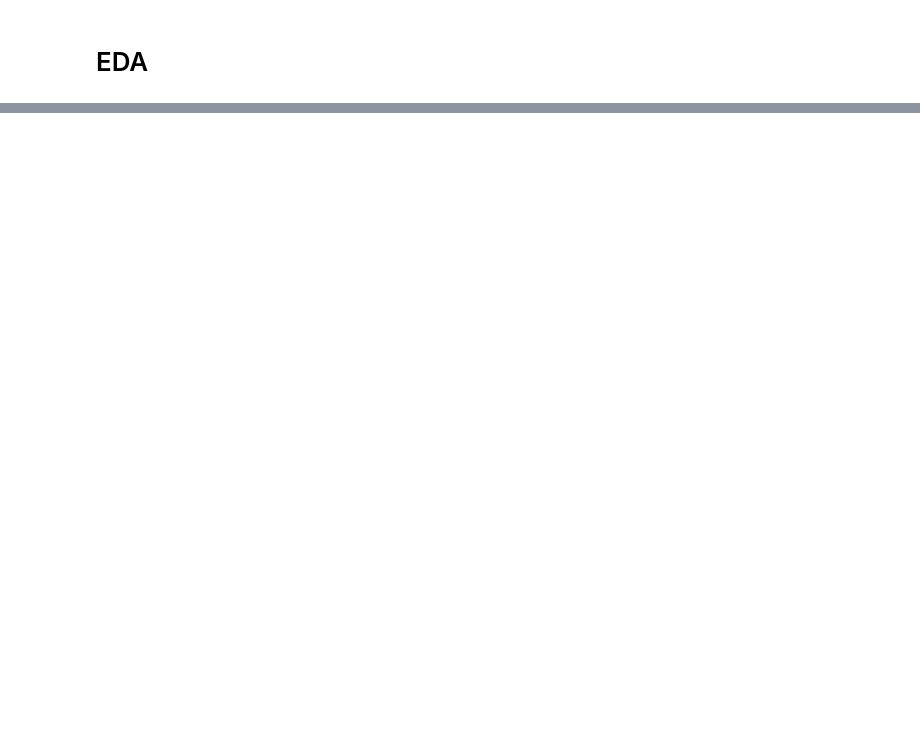
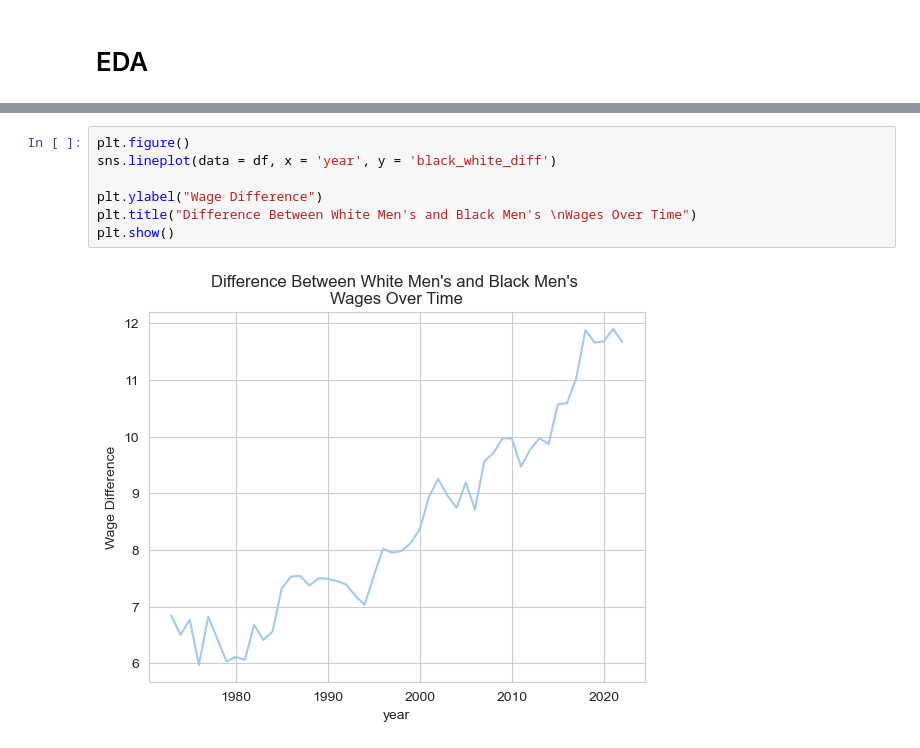
Before and after one commit to schlenkerc18/50-Weeks-50-Projects, a Jupyter notebook: Week 38/GenderWageGapEDA.ipynb, the cells around one changed output, grey strips where cells are left out. Cells and saved outputs as stored; diff of their text form; blank space fills up the shorter version.

```diff
--- a/Week 38/GenderWageGapEDA.ipynb
+++ b/Week 38/GenderWageGapEDA.ipynb
@@ -35,0 +99,9 @@ plt.show()
+# %%
+plt.figure()
+sns.lineplot(data = df, x = 'year', y = 'black_white_diff')
+
+plt.ylabel("Wage Difference")
+plt.title("Difference Between White Men's and Black Men's \nWages Over Time")
+plt.show()
+# %% [output]
+[figure, added]
```
Also changed, not shown: parts of 14 cells of this notebook.
